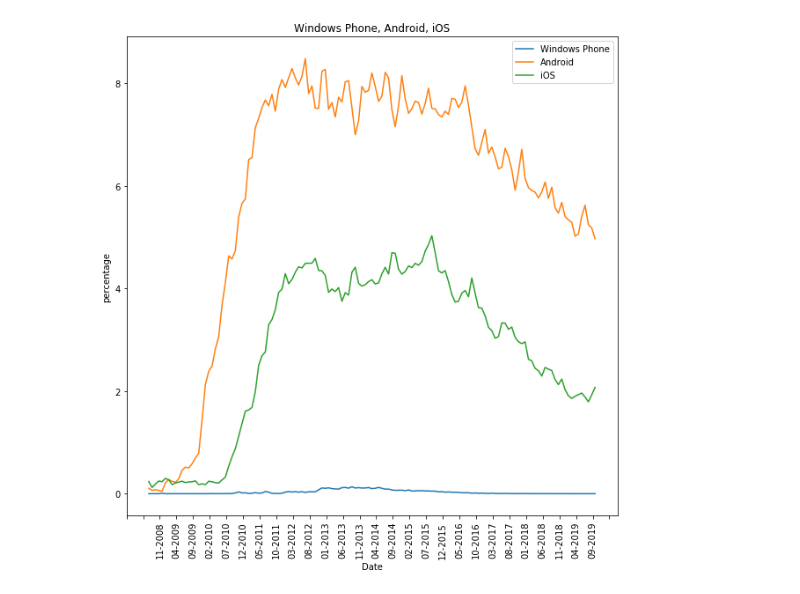
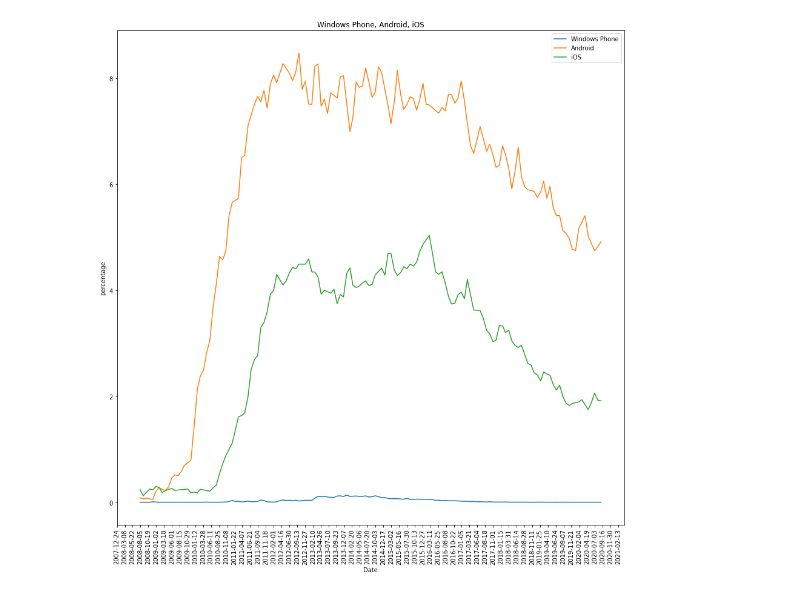
Before and after one commit to sarveshahuja1992/Rise-and-Fall-of-Programming-Languages, a Jupyter notebook: Rise_and_Fall_of_Programming_Languages.ipynb, the cells around one changed output. Saved outputs shown, nothing was run; the diff lists cells and outputs as text; code cells hidden in the pictures.

```diff
--- a/Rise_and_Fall_of_Programming_Languages.ipynb
+++ b/Rise_and_Fall_of_Programming_Languages.ipynb
@@ -51,8 +52,11 @@ badadf = pd.DataFrame(np.repeat(df1.values,2744,axis=0))
 badadf.columns = df1.columns
 # %%
 new_df['Month'] = badadf['Month']
+new_df = new_df[new_df['Month'].notna()]
 new_df['Year'] = badadf['Year']
 new_df['Date'] = new_df['Month'].map(str)+ '-' +new_df['Year'].map(str)
 new_df['Date'] = pd.to_datetime(new_df['Date'], format='%m-%Y').dt.strftime('%m-%Y')
 new_df.columns = ['tag','variable','percentage of questions yearly','Month','Year','Date']
 data = new_df
+data['Date']=pd.to_datetime(data['Date'], format='%m-%Y')
+data
@@ -181,17 +200,17 @@ ios = data['tag'] == 'ios'
 questionsonios = data[ios]
 # %%
 import matplotlib.pyplot as plt
-fig, ax = plt.subplots(figsize=(10,10))
+fig, ax = plt.subplots(figsize=(15,15))
 plt.plot(questionsonwindowsp['Date'],questionsonwindowsp['percentage of questions yearly'] , label='Windows Phone')
 plt.plot(questionsonadr['Date'],questionsonadr['percentage of questions yearly'] , label='Android')
 plt.plot(questionsonios['Date'],questionsonios['percentage of questions yearly'] , label='iOS')
 plt.xlabel('Date')
 plt.ylabel('percentage')
 plt.xticks(rotation=90)
 start, end = ax.get_xlim()
-ax.xaxis.set_ticks(np.arange(start, end, 5))
+ax.xaxis.set_ticks(np.arange(start, end, 75))
 plt.title("Windows Phone, Android, iOS")
 plt.legend()
 plt.show()
 # %% [output]
-[figure, old version]
+[figure, new version]
```
Also changed, not shown: parts of 8 cells of this notebook.
